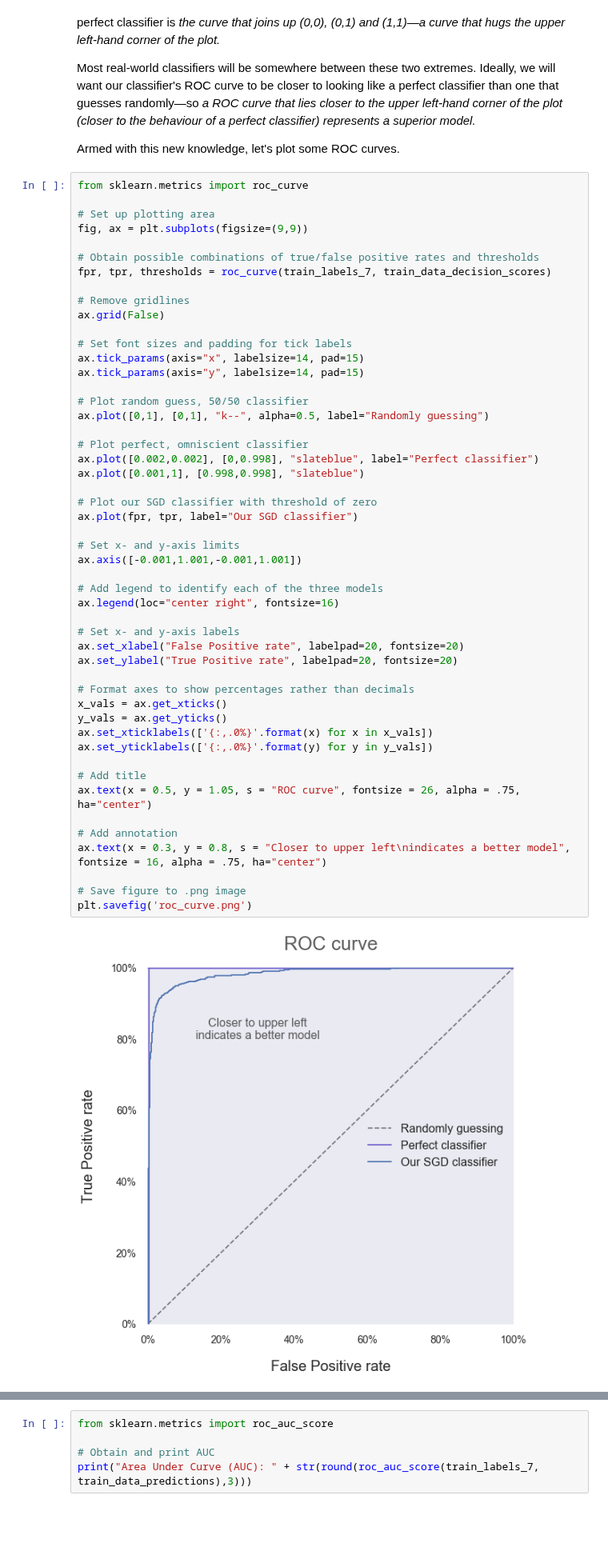
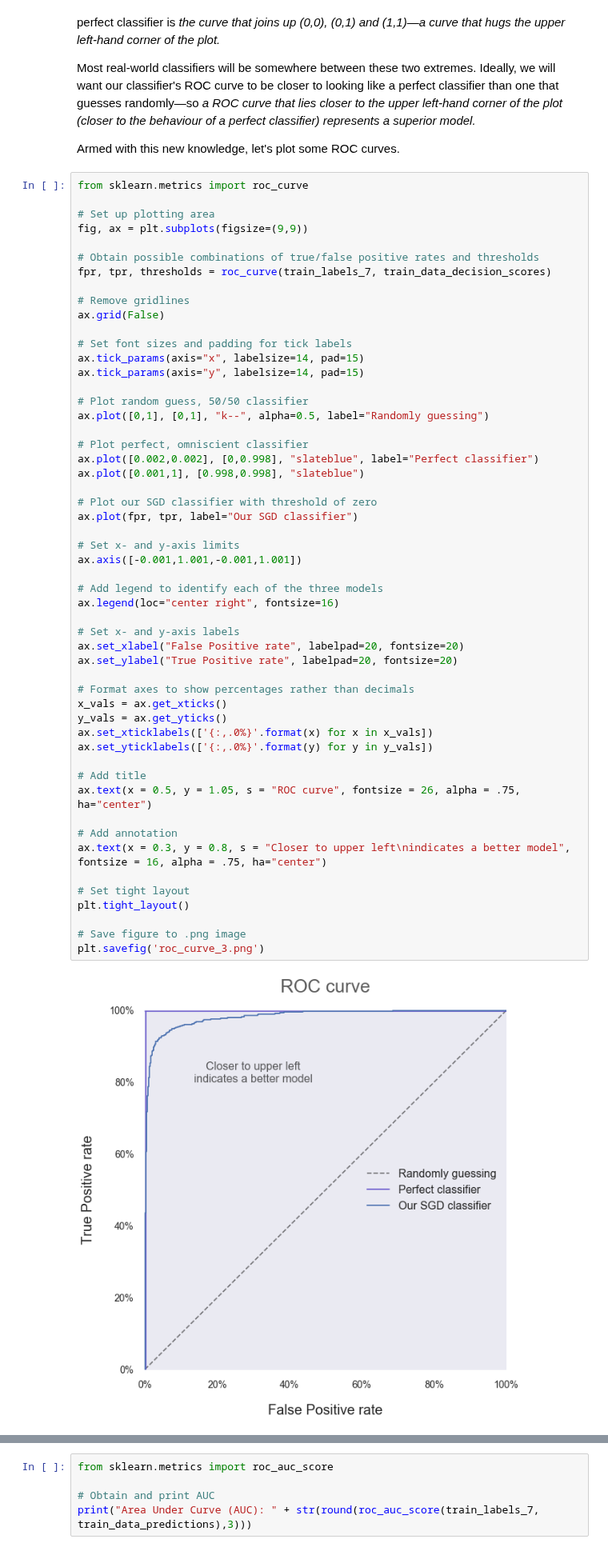
Before and after one commit to andrewhetherington/python-projects, a Jupyter notebook: Blog—Evaluating Classifier Model Performance/Evaluating Classifier Model Performance.ipynb, the cells around one changed output, grey strips where cells are left out. Shown at 80% size. Cells and saved outputs as stored; diff of their text form; blank space fills up the shorter version.

```diff
--- a/Blog—Evaluating Classifier Model Performance/Evaluating Classifier Model Performance.ipynb
+++ b/Blog—Evaluating Classifier Model Performance/Evaluating Classifier Model Performance.ipynb
@@ -337,35 +343,38 @@ ax.plot([0,1], [0,1], "k--", alpha=0.5, label="Randomly guessing")
 ax.plot([0.002,0.002], [0,0.998], "slateblue", label="Perfect classifier")
 ax.plot([0.001,1], [0.998,0.998], "slateblue")
 
 # Plot our SGD classifier with threshold of zero
 ax.plot(fpr, tpr, label="Our SGD classifier")
 
 # Set x- and y-axis limits
 ax.axis([-0.001,1.001,-0.001,1.001])
 
 # Add legend to identify each of the three models
 ax.legend(loc="center right", fontsize=16)
 
 # Set x- and y-axis labels
 ax.set_xlabel("False Positive rate", labelpad=20, fontsize=20)
 ax.set_ylabel("True Positive rate", labelpad=20, fontsize=20)
 
 # Format axes to show percentages rather than decimals
 x_vals = ax.get_xticks()
 y_vals = ax.get_yticks()
 ax.set_xticklabels(['{:,.0%}'.format(x) for x in x_vals])
 ax.set_yticklabels(['{:,.0%}'.format(y) for y in y_vals])
 
 # Add title
 ax.text(x = 0.5, y = 1.05, s = "ROC curve", fontsize = 26, alpha = .75, ha="center")
 
 # Add annotation
 ax.text(x = 0.3, y = 0.8, s = "Closer to upper left\nindicates a better model", fontsize = 16, alpha = .75, ha="center")
 
+# Set tight layout
+plt.tight_layout()
+
 # Save figure to .png image
-plt.savefig('roc_curve.png')
+plt.savefig('roc_curve_3.png')
 # %% [output]
-[figure, old version]
+[figure, new version]
 # %% [markdown]
 It's clear that our SGD classifier is doing better than one that guesses randomly!  All that work was worth it after all.  Instead of relying on the vague statement that "closer to the upper left corner is better", we can quantify model performance by calculating the Area Under a model's ROC Curve—referred to as the *AUC.*
 
```
Also changed, not shown: parts of 3 cells of this notebook.
